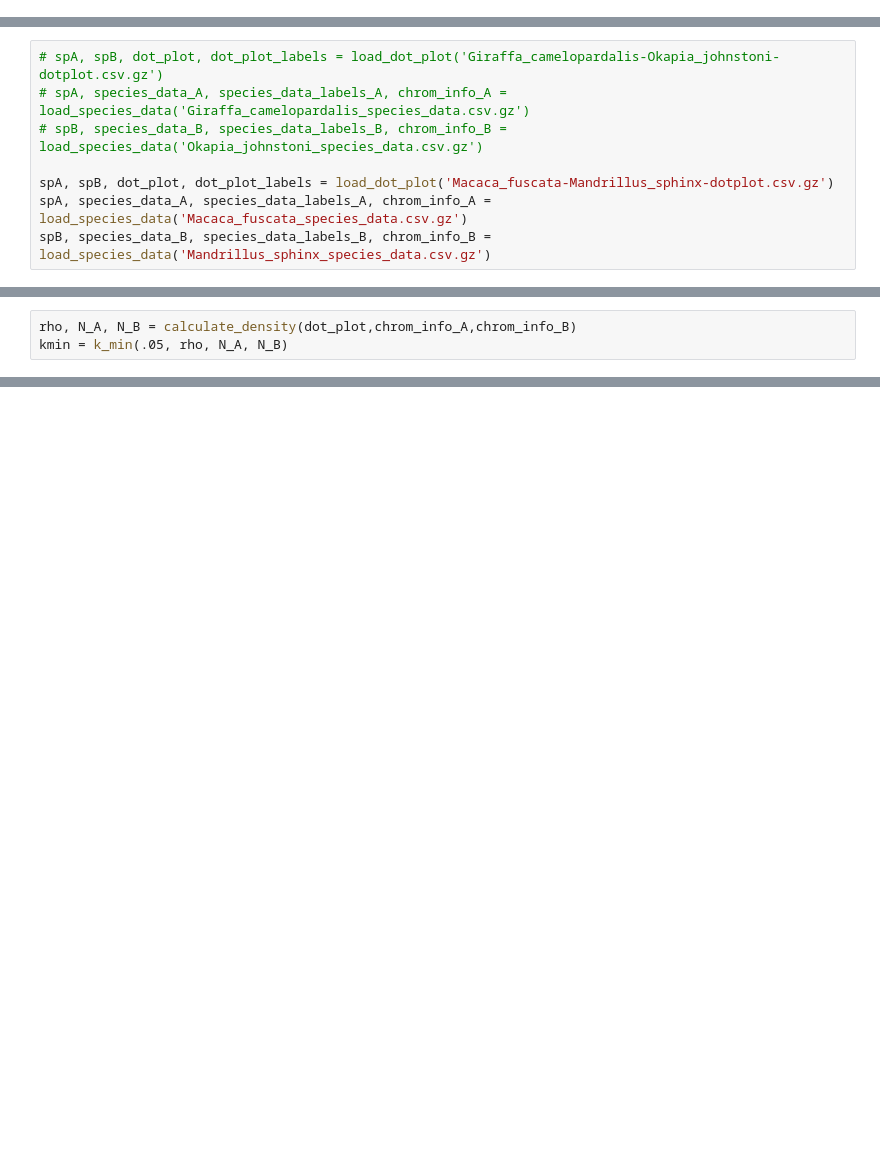
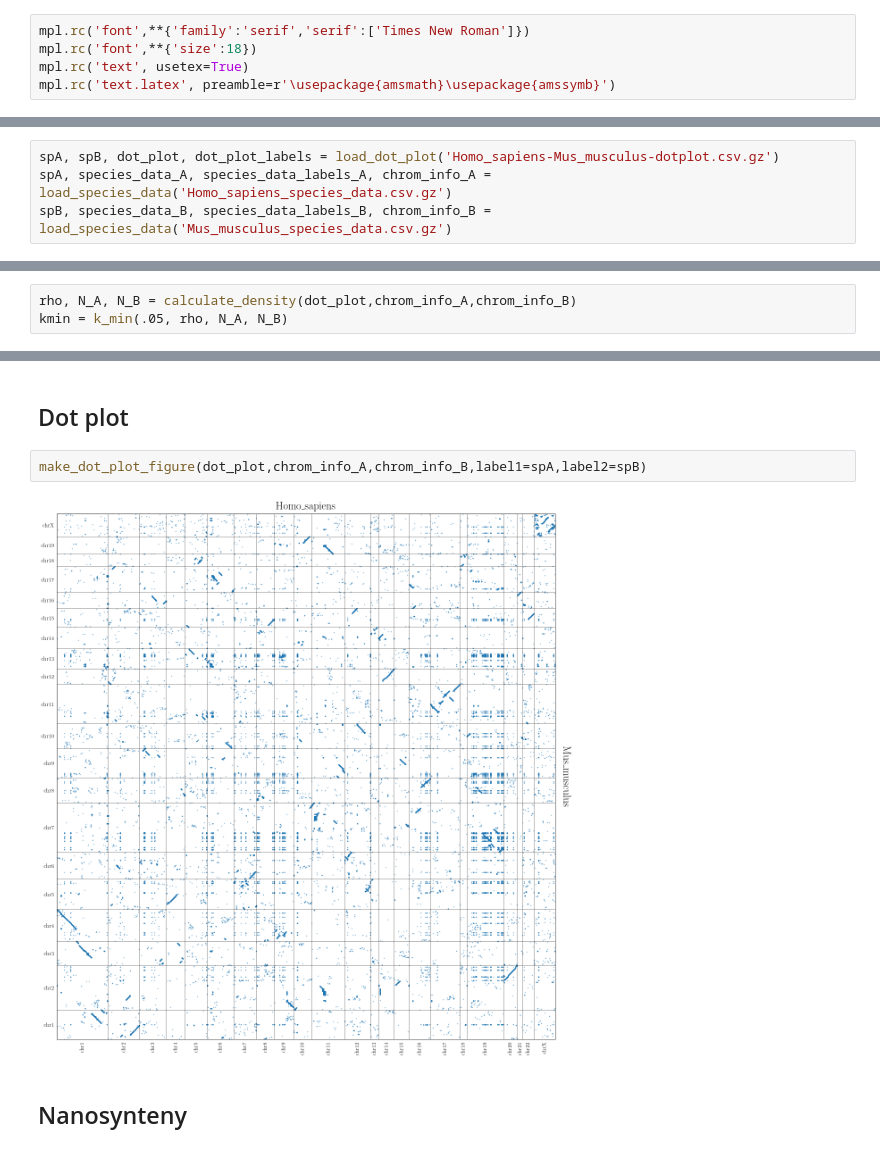
Before and after one commit to DiPierroLab/GenomicTools, a Jupyter notebook: testing/synteny_run.ipynb, the cells around one changed output, grey strips where cells are left out. Cells and saved outputs as stored; diff of their text form; blank space fills up the shorter version.

```diff
--- a/testing/synteny_run.ipynb
+++ b/testing/synteny_run.ipynb
@@ -3,3 +8,8 @@
+# %%
+mpl.rc('font',**{'family':'serif','serif':['Times New Roman']})
+mpl.rc('font',**{'size':18})
+mpl.rc('text', usetex=True)
+mpl.rc('text.latex', preamble=r'\usepackage{amsmath}\usepackage{amssymb}')
 # %%
 from GenomicTools.tools import *
 from GenomicTools.tandem_duplications import *
@@ -9,8 +23,4 @@ from GenomicTools.permutations import *
 # %%
-# spA, spB, dot_plot, dot_plot_labels = load_dot_plot('Giraffa_camelopardalis-Okapia_johnstoni-dotplot.csv.gz')
-# spA, species_data_A, species_data_labels_A, chrom_info_A = load_species_data('Giraffa_camelopardalis_species_data.csv.gz')
-# spB, species_data_B, species_data_labels_B, chrom_info_B = load_species_data('Okapia_johnstoni_species_data.csv.gz')
-
-spA, spB, dot_plot, dot_plot_labels = load_dot_plot('Macaca_fuscata-Mandrillus_sphinx-dotplot.csv.gz')
-spA, species_data_A, species_data_labels_A, chrom_info_A = load_species_data('Macaca_fuscata_species_data.csv.gz')
-spB, species_data_B, species_data_labels_B, chrom_info_B = load_species_data('Mandrillus_sphinx_species_data.csv.gz')
+spA, spB, dot_plot, dot_plot_labels = load_dot_plot('Homo_sapiens-Mus_musculus-dotplot.csv.gz')
+spA, species_data_A, species_data_labels_A, chrom_info_A = load_species_data('Homo_sapiens_species_data.csv.gz')
+spB, species_data_B, species_data_labels_B, chrom_info_B = load_species_data('Mus_musculus_species_data.csv.gz')
@@ -415,0 +39,8 @@ save_species_data('Mandrillus_sphinx_species_data.csv','Mandrillus_sphinx',spdat
+# %% [markdown]
+## Dot plot
+# %%
+make_dot_plot_figure(dot_plot,chrom_info_A,chrom_info_B,label1=spA,label2=spB)
+# %% [output]
+[figure, added]
+# %% [markdown]
+## Nanosynteny
```
Also changed, not shown: parts of 75 cells of this notebook, 26 other files.
